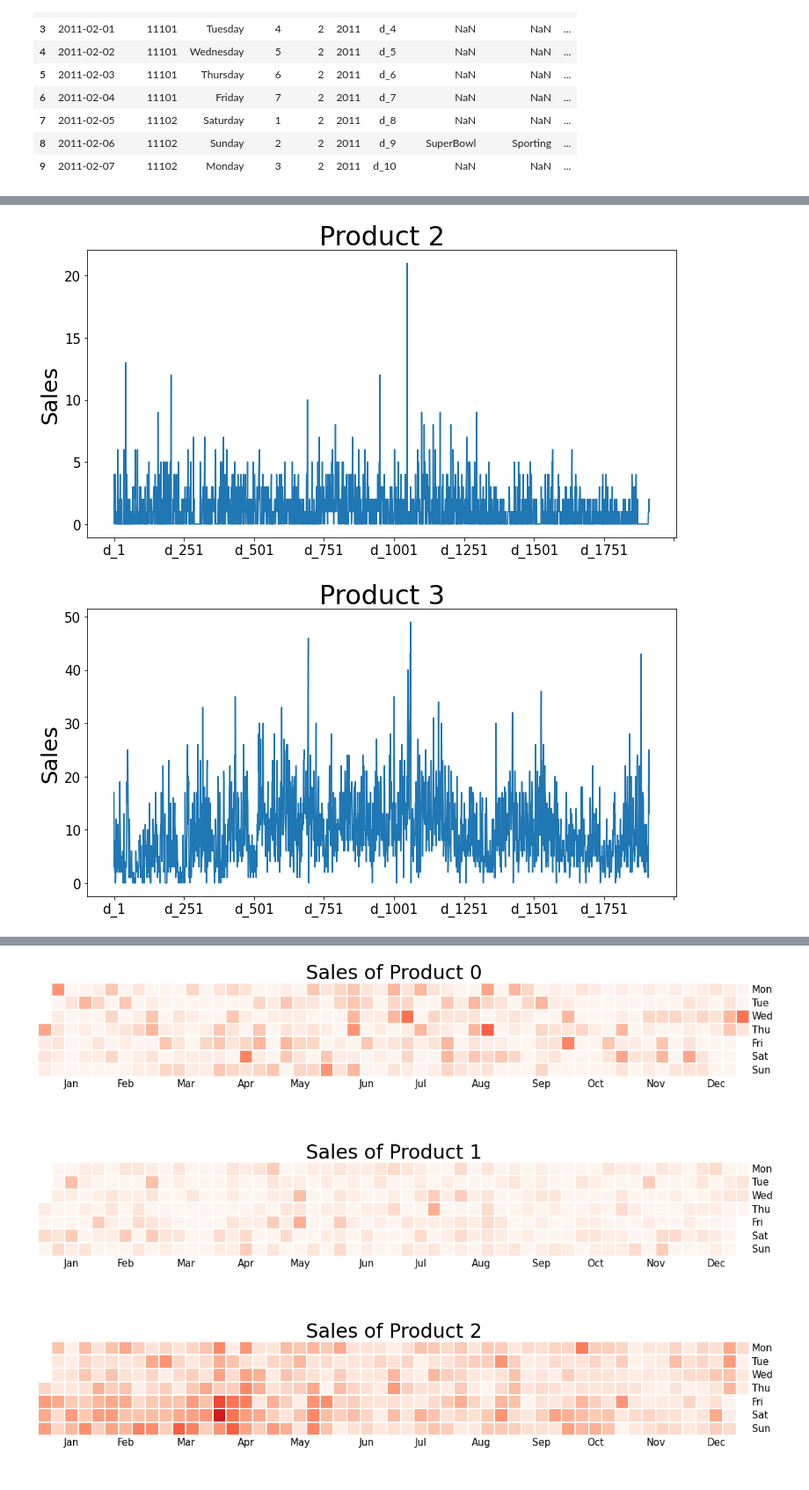
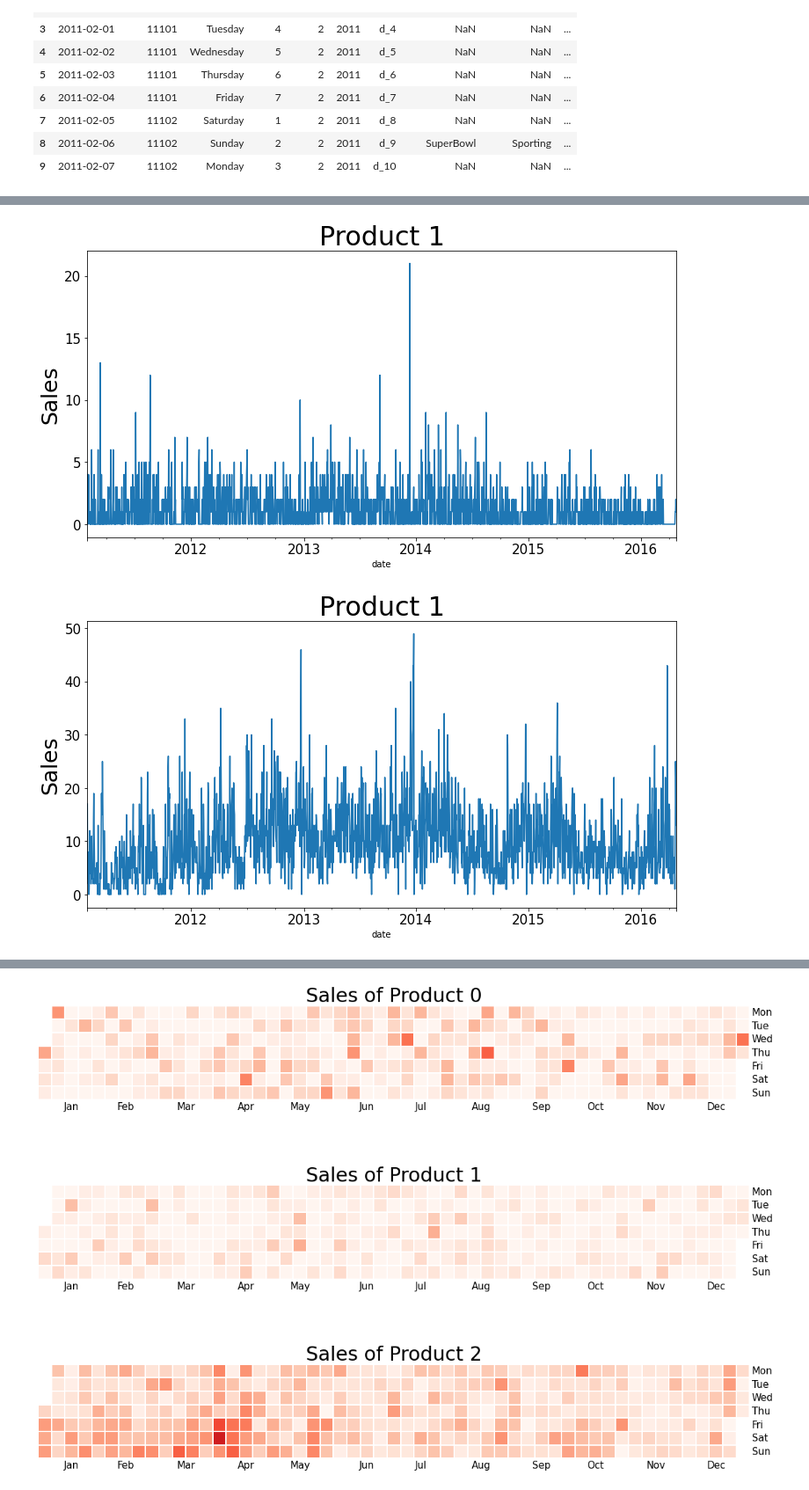
Before and after one commit to MolVlad/Data_Science_Skoltech_Coursework, a Jupyter notebook: Trees_Vlad.ipynb, the cells around one changed output, grey strips where cells are left out. Shown at 88% size. Drawn from its saved outputs; the diff is of its cells as text; code cells hidden in the pictures.

```diff
--- a/Trees_Vlad.ipynb
+++ b/Trees_Vlad.ipynb
@@ -78,19 +77,6 @@ calendar.iloc[2:10,:]
 | 7 | 2011-02-05 | 11102 | Saturday | 1 | 2 | 2011 | d_8 | NaN | NaN | ... |
 | 8 | 2011-02-06 | 11102 | Sunday | 2 | 2 | 2011 | d_9 | SuperBowl | Sporting | ... |
 | 9 | 2011-02-07 | 11102 | Monday | 3 | 2 | 2011 | d_10 | NaN | NaN | ... |
-# %%
-def plot_data(product, name="Product 1"):
-    data=sales_train_validation[sales_train_validation.id == product].iloc[0]
-    data=pd.DataFrame(data)
-    data=data.drop(axis=0, labels=['id','item_id','dept_id','cat_id','store_id','state_id'])
-
-    fig, ax = plt.subplots(figsize=(12,6))
-    data.plot(title=name, fontsize=15, legend=False, ax=ax)
-
-    ax.set_ylabel('Sales', size=25)
-    ax.title.set_size(30)
-
-    plt.show()
 # %%
 products_to_analyze = [
     'FOODS_1_006_CA_1_validation',
@@ -100,7 +86,7 @@ products_to_analyze = [
     'FOODS_1_054_CA_1_validation'
 ]
 # %%
-data = list()
+products_sales = list()
 for i, product in enumerate(products_to_analyze):
     df = pd.DataFrame(sales_train_validation[sales_train_validation.id == product].iloc[0])
     df = df.drop(axis=0, labels=['id','item_id','dept_id','cat_id','store_id','state_id'])
@@ -113,8 +99,17 @@ for i, product in enumerate(products_to_analyze):
     df['date']=pd.to_datetime(df['date'])
     df.set_index('date', inplace=True)
 
-    data.append(df)
+    products_sales.append(df)
+# %%
+def plot_data(product, name="Product 1", limits=[1,-1]):
+    fig, ax = plt.subplots(figsize=(12,6))
+    product.iloc[limits[0]:limits[1]].plot(title=name, fontsize=15, legend=False, ax=ax)
+
+    ax.set_ylabel('Sales', size=25)
+    ax.title.set_size(30)
+
+    plt.show()
 # %%
-for i, product in enumerate(products_to_analyze):
+for product in products_sales:
     plot_data(product, "Product "+str(i+1))
 # %% [output]
@@ -122,2 +117,2 @@ for i, product in enumerate(products_to_analyze):
-[figure, old version]
+[figure, new version]
-[figure, old version]
+[figure, new version]
```
Also changed, not shown: parts of 71 cells of this notebook, 1 other file.
